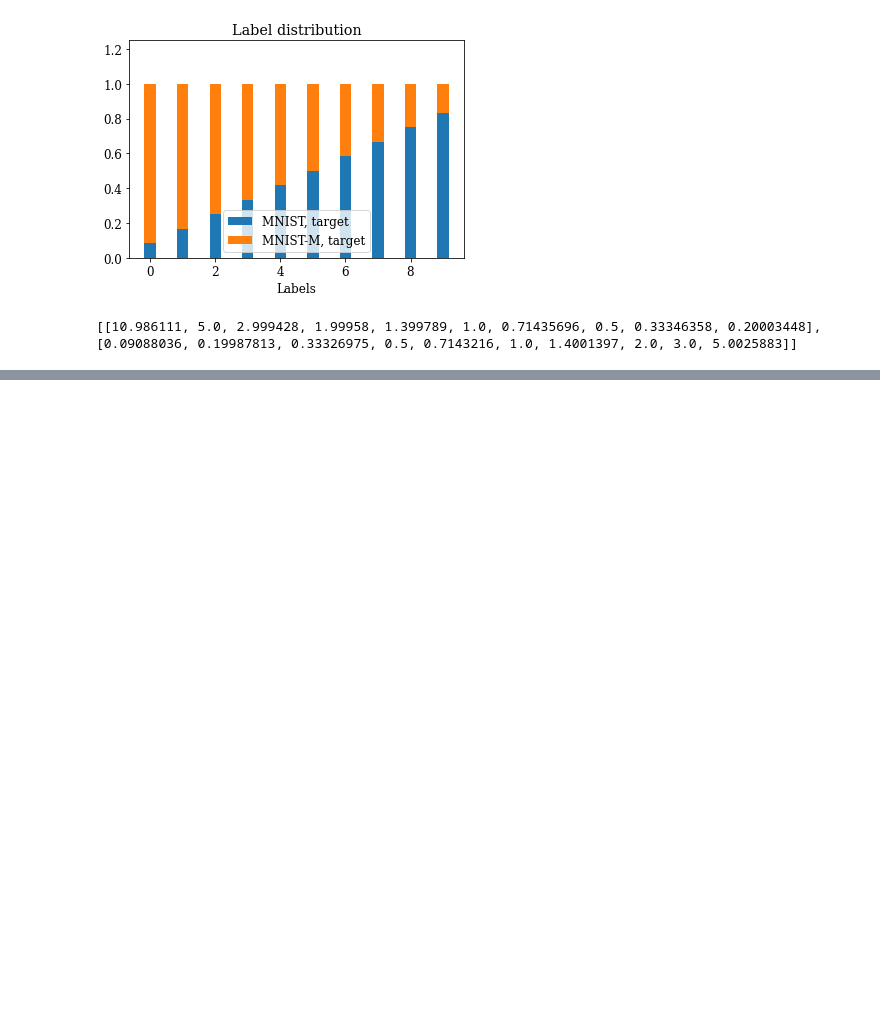
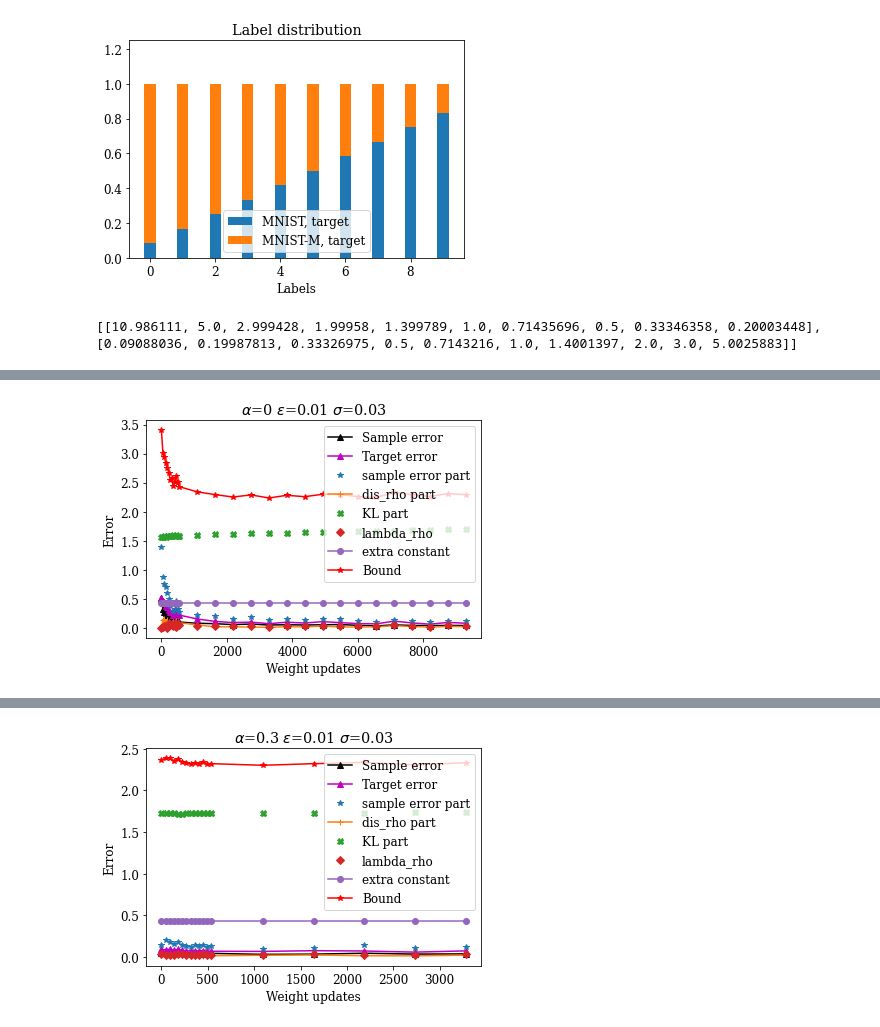
Before and after one commit to Breitholtz/mnist_transfer, a Jupyter notebook: mnist_transfer.ipynb, the cells around one changed output, grey strips where cells are left out. Saved outputs shown, nothing was run; the diff lists cells and outputs as text; code cells hidden in the pictures; blank space fills up the shorter version.

```diff
--- a/mnist_transfer.ipynb
+++ b/mnist_transfer.ipynb
@@ -161,23 +121,3 @@ print(np.sum(test_y,axis=1))
-# %%
-### load module
-#mymodule = SourceFileLoader('misc', path_to_root_file+'mnist_transfer/util/misc.py').load_module()
-
-#from misc import *
-def make_mnist_binary(y):#### test that this works and can be trained!
-    '''
-    takes in mnist labels and returns a binarisation
-    i.e. 0-4 is 0 and 5-9 is 1 for example
-    '''
-
-    new_y=[None]*len(y)
-    for label in range(len(y)):
-        if y[label][0] or y[label][1] or y[label][2] or y[label][3] or y[label][4]:
-            new_y[label]=0
-        else:
-            new_y[label]=1
-    return tf.keras.utils.to_categorical(new_y, num_classes=2)
-#y_train_new=make_mnist_binary(y_train)
-#y_test_new=make_mnist_binary(y_test)
 # %%
 ########## testing images and such
 
@@ -289,0 +1295,57 @@ plt.hist(MMDsq,bins=30);
+# %%
+def plot_germain_res(alpha,epsilon,sigma,Binary=False):
+    sigma_tmp=sigma
+    sigma=sigma[0]*10**(-1*sigma[1])
+    import pandas as pd
+    if Binary:
+        result_path="results/"+"task"+str(TASK)+"/Binary/"+str(int(1000*epsilon))+"_"+str(int(100*alpha))+"_"+str(sigma_tmp[0])+str(sigma_tmp[1])
+        plt.title("Binary: "+r"$\alpha$="+str(alpha)+r" $\epsilon$="+str(epsilon)+r" $\sigma$="+str(sigma))
+    else:
+        result_path="results/"+"task"+str(TASK)+"/"+str(int(1000*epsilon))+"_"+str(int(100*alpha))+"_"+str(sigma_tmp[0])+str(sigma_tmp[1])
+        plt.title(r"$\alpha$="+str(alpha)+r" $\epsilon$="+str(epsilon)+r" $\sigma$="+str(sigma))
+    results=pd.read_pickle(result_path+"_results.pkl") #
+    print(results)
+    plt.plot(results["Weightupdates"],results["train_germain"],'k^-')
+    plt.plot(results["Weightupdates"],results["target_germain"],'m^-')
+    #print(results["KL"])
+    '''
+    print("Target error is")
+    print(results["target_germain"])
+    print("Target disagreement is")
+    print(results["d_tx"])
+    print("source disagreement is")
+    print(results["d_sx"])
+    '''
+    plt.xlabel("Weight updates")
+    plt.ylabel("Error")
+
+    plt.plot(results["Weightupdates"],results['boundpart1_germain'],'*')
+    plt.plot(results["Weightupdates"],results['boundpart2_germain'],'+-')
+    plt.plot(results["Weightupdates"],results['boundpart3_germain'],'X')
+    plt.plot(results["Weightupdates"],results['boundpart4_germain'],'D')
+    plt.plot(results["Weightupdates"],results['boundpart5_germain'],'o-')
+
+
+    #plt.plot(results["Epochs"],results["e_s"])
+    #plt.plot(results["Epochs"],results["e_t"])
+    #plt.plot(results["Epochs"],results["d_tx"])
+    #plt.plot(results["Epochs"],results["d_sx"])
+    plt.plot(results["Weightupdates"],results["germain_bound"],'r*-')
+    plt.legend(["Sample error","Target error","sample error part","dis_rho part","KL part","lambda_rho","extra constant","Bound"], loc = 0)#,"e_s","e_t","d_tx","d_sx"])#,"Bound"
+    plt.title(r"$\alpha$="+str(alpha)+r" $\epsilon$="+str(epsilon)+r" $\sigma$="+str(sigma))
+
+    plt.show()
+
+sigma=[3,2]
+plot_germain_res(0,0.01,sigma,True)
+plot_germain_res(0.3,0.01,sigma,True)
+
+#plot_germain_res(0.3,0.001,sigma,True)
+#plot_germain_res(0.3,0.01,sigma,True)
+#plot_germain_res(0.1,0.001,sigma,True)
+#plot_germain_res(0.1,0.01,sigma,True)
+#plot_germain_res(0.3,0.03,sigma,True)
+#plot_germain_res(0.1,0.03,sigma,True)
+#plot_germain_res(0.3,0.03,sigma,True)
+#plot_germain_res(0.3,0.01,sigma,True)
+# %% [output]
@@ -289,0 +1369 @@ plt.hist(MMDsq,bins=30);
+[figure, added]
@@ -290,2 +1387,3 @@ plt.hist(MMDsq,bins=30);
+[figure, added]
 # %%
 ### load module
```
Also changed, not shown: parts of 14 cells of this notebook, 4 other files.
